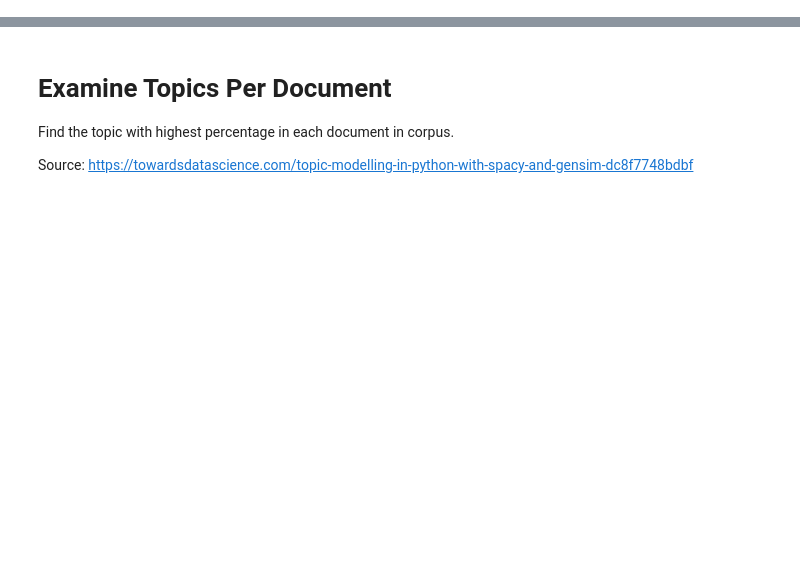
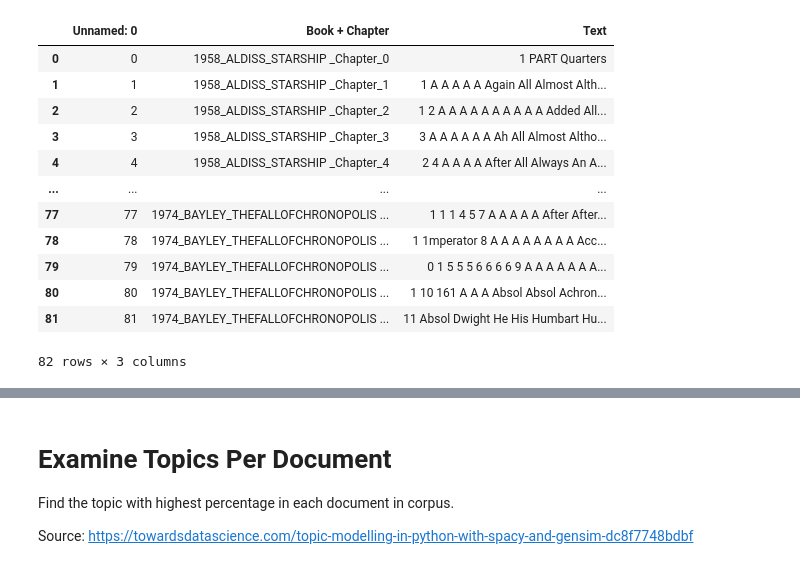
Before and after one commit to SF-Nexus/Extracted-Features, a Jupyter notebook: Local Topic Modeling.ipynb, the cells around one changed output, grey strips where cells are left out. Drawn from its saved outputs; the diff is of its cells as text; code cells hidden in the pictures; blank space fills up the shorter version.

```diff
--- a/Local Topic Modeling.ipynb
+++ b/Local Topic Modeling.ipynb
@@ -34,9 +58,24 @@ from pprint import pprint
 # %%
-directory = 'Desktop/SciFi_Texts/'
+##Define working directory
 
+#Upload dataframe
 import pandas as pd
-df = pd.read_csv('sci-fi_word_chunks_bag_of_words_output (1).csv')
+df = pd.read_csv('chapters_sample.csv')
 df
+# %% [output]
+|  | Unnamed: 0 | Book + Chapter | Text |
+| 0 | 0 | 1958_ALDISS_STARSHIP _Chapter_0 | 1 PART Quarters |
+| 1 | 1 | 1958_ALDISS_STARSHIP _Chapter_1 | 1 A A A A A Again All Almost Alth... |
+| 2 | 2 | 1958_ALDISS_STARSHIP _Chapter_2 | 1 2 A A A A A A A A A A Added All... |
+| 3 | 3 | 1958_ALDISS_STARSHIP _Chapter_3 | 3 A A A A A A Ah All Almost Altho... |
+| 4 | 4 | 1958_ALDISS_STARSHIP _Chapter_4 | 2 4 A A A A After All Always An A... |
+| ... | ... | ... | ... |
+| 77 | 77 | 1974_BAYLEY_THEFALLOFCHRONOPOLIS ... | 1 1 1 4 5 7 A A A A A After After... |
+| 78 | 78 | 1974_BAYLEY_THEFALLOFCHRONOPOLIS ... | 1 1mperator 8 A A A A A A A A Acc... |
+| 79 | 79 | 1974_BAYLEY_THEFALLOFCHRONOPOLIS ... | 0 1 5 5 5 6 6 6 6 9 A A A A A A A... |
+| 80 | 80 | 1974_BAYLEY_THEFALLOFCHRONOPOLIS ... | 1 10 161 A A A Absol Absol Achron... |
+| 81 | 81 | 1974_BAYLEY_THEFALLOFCHRONOPOLIS ... | 11 Absol Dwight He His Humbart Hu... |
+82 rows × 3 columns
 # %%
 #Drop any empty cells
 df = df.dropna()
```
Also changed, not shown: parts of 37 cells of this notebook.
